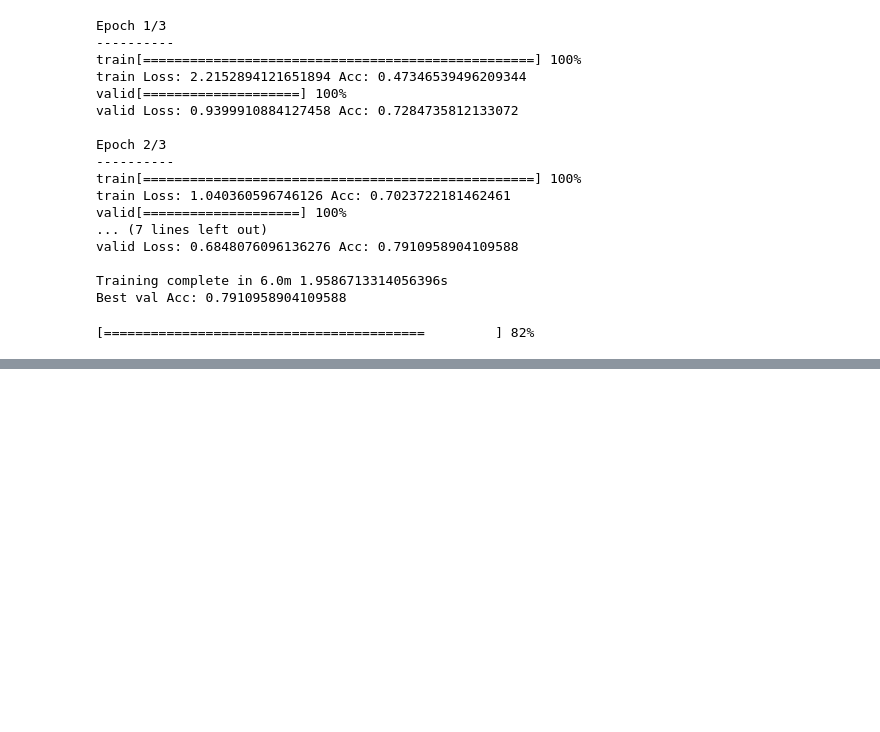
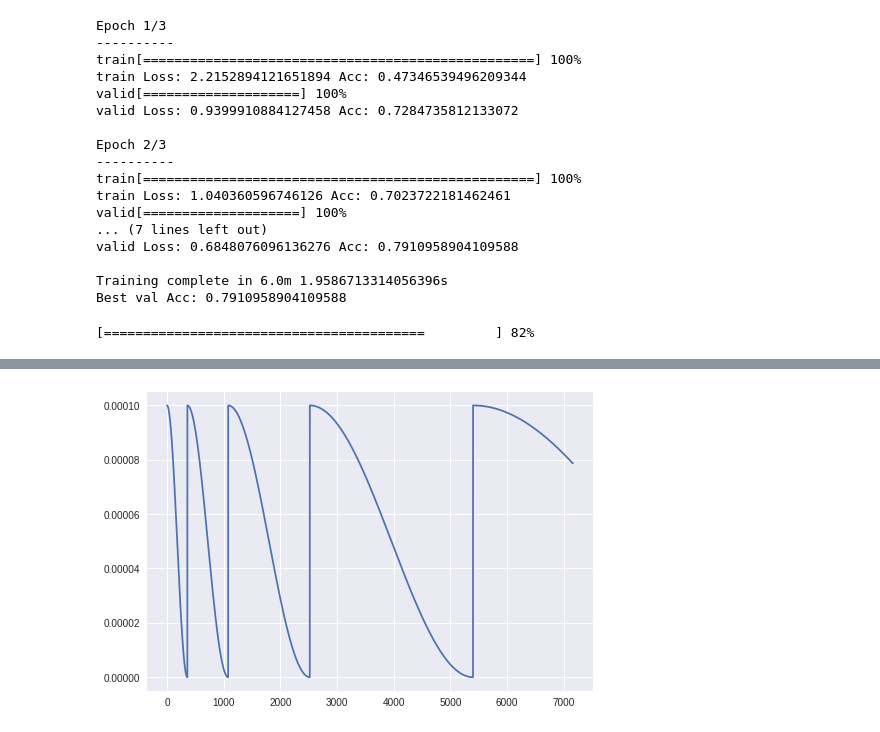
Before and after one commit to stanimman/Fast_ai, a Jupyter notebook: Dog_Breed_Dataset_WIP.ipynb, the cells around one changed output, grey strips where cells are left out. Drawn from its saved outputs; the diff is of its cells as text; code cells hidden in the pictures; blank space fills up the shorter version.

```diff
--- a/Dog_Breed_Dataset_WIP.ipynb
+++ b/Dog_Breed_Dataset_WIP.ipynb
@@ -1038,18 +1045,29 @@ lr_find.plot_lr()
 # %%
+# Find LR with the three layer grouping
+model = torch.load("dogsBreed_resnet34")
+
 # Unfreeze the layers
 for param in model.parameters():
-    param.requires_grad = True
+    param.requires_grad = False
 
 # Create param groups and set differential learning rate
-group1 = list(model.layer1.parameters()) + list(model.layer2.parameters())
+#group1 = list(model.layer1.parameters()) + list(model.layer2.parameters())
 group2 = list(model.layer3.parameters()) + list(model.layer4.parameters())
 group3 = list(model.fc.parameters())
 
+
+for param in group2:
+  param.requires_grad = True
+
+for param in group3:
+  param.requires_grad = True
+
 criterion = nn.CrossEntropyLoss()
 
-optimizer = optim.Adam([{'params': group1, 'lr': 1e-3},
-                        {'params': group2, 'lr': 1e-2},
-                        {'params': group3, 'lr': 1e-1}])
+optimizer = optim.Adam([
+                        #{'params': group1, 'lr': 1e-3},
+                        {'params': group2, 'lr': 1e-5},
+                        {'params': group3, 'lr': 1e-4}])
 
 scheduler = SGDR(optimizer = optimizer, T_max = 360, cycle_mult = 2)
 # %%
@@ -1077,3 +1095,11 @@ Best val Acc: 0.7773972602739726
+# %%
+
+# Lr schedule of last layer (FC)
+lr_ = [i[-1] for i in lr_hist]
+plt.plot(lr_)
+plt.show()
+# %% [output]
+[figure, added]
 # %%
 import os
 import sys
```
Also changed, not shown: parts of 6 cells of this notebook.
